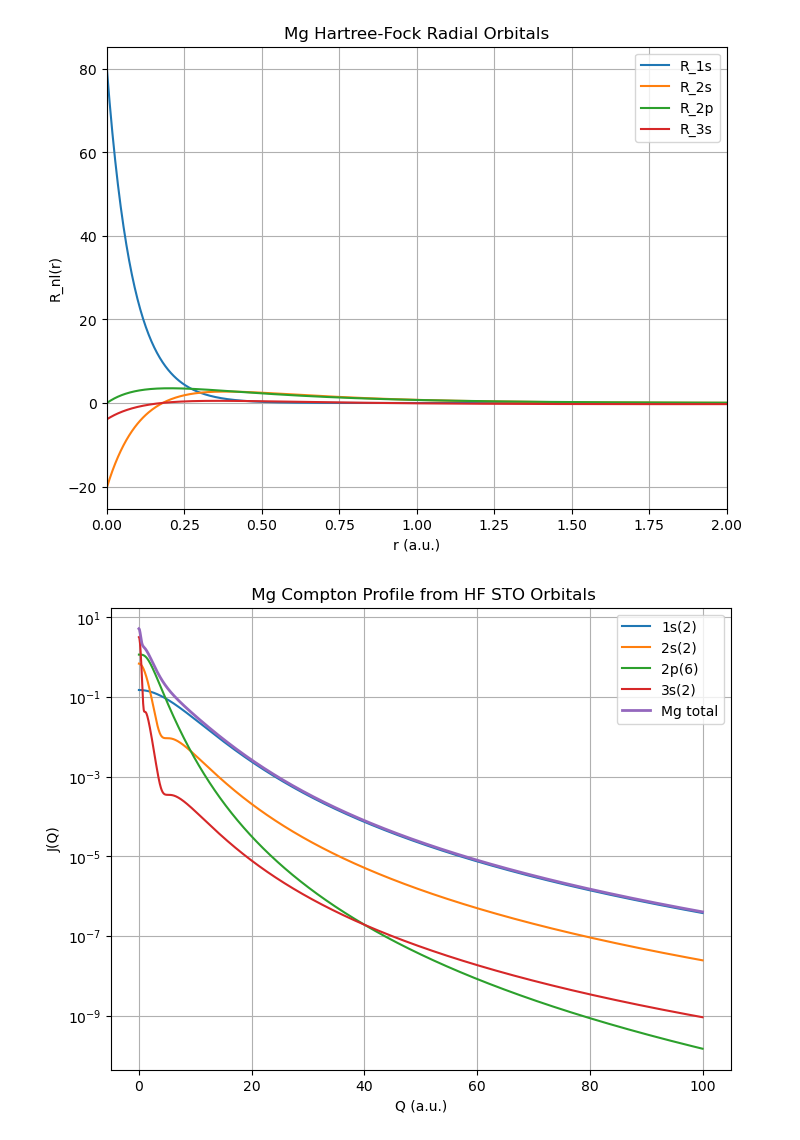
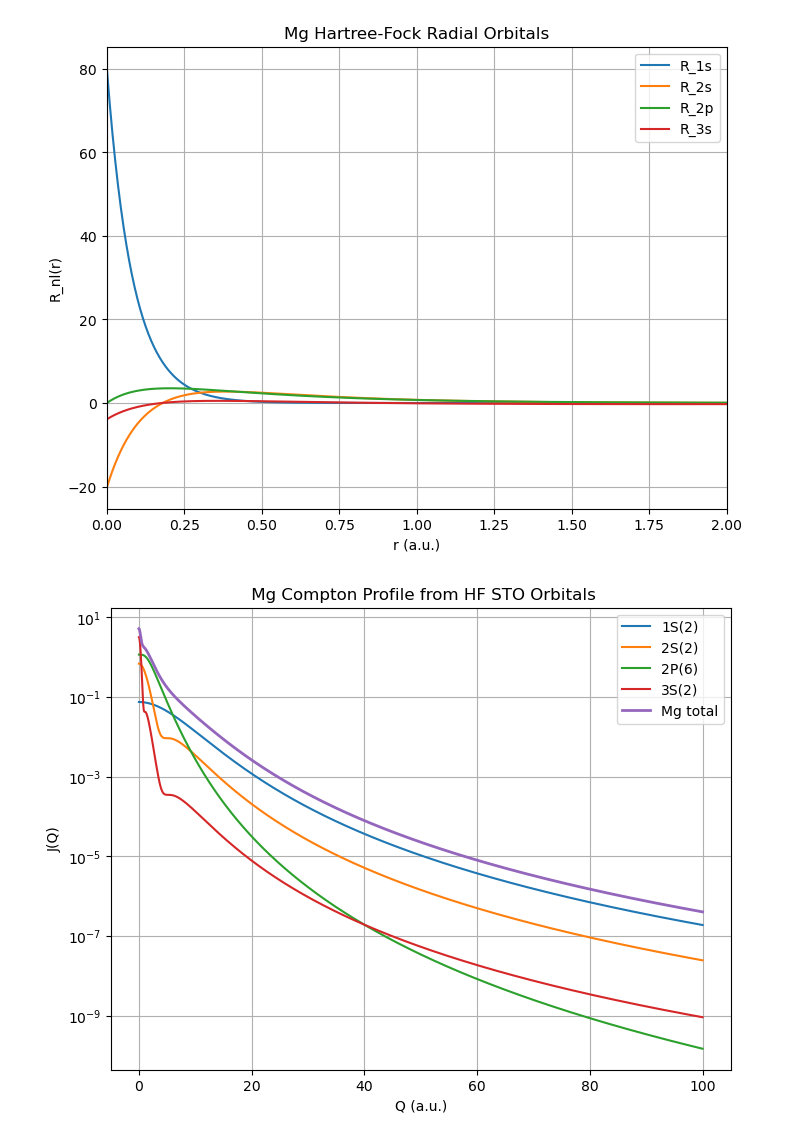
Before and after one commit to md-m-rahman/geant4, a Jupyter notebook: Compton_Nonrelativistic/compton_Mg_STO.ipynb, the cells around one changed output. Saved outputs shown, nothing was run; the diff lists cells and outputs as text; code cells hidden in the pictures.

```diff
--- a/Compton_Nonrelativistic/compton_Mg_STO.ipynb
+++ b/Compton_Nonrelativistic/compton_Mg_STO.ipynb
@@ -96,7 +96,7 @@ def chi_p(p_grid, r_grid, R_grid, l):
     for pp in p_grid:
         jl = spherical_jn(l, pp*r_grid)
         integrand = R_grid * jl * r_grid**2
-        val = np.sqrt(2/np.pi) * np.trapz(integrand, r_grid)
+        val = np.sqrt(2/np.pi) * np.trapezoid(integrand, r_grid)
         chi.append(val)
 
     return np.array(chi)
@@ -149,13 +149,11 @@ def print_R_formula(coeffs, name):
 R1s = R_nl(r, magnesium_1s)
 R2s = R_nl(r, magnesium_2s)
 R3s = R_nl(r, magnesium_3s)
-
 R2p = R_nl(r, magnesium_2p)
 
 print_R_formula(magnesium_1s, "Mg_R1s")
 print_R_formula(magnesium_2s, "Mg_R2s")
 print_R_formula(magnesium_3s, "Mg_R3s")
-
 print_R_formula(magnesium_2p, "Mg_R2p")
 
 # =====================================================
@@ -165,7 +163,6 @@ print_R_formula(magnesium_2p, "Mg_R2p")
 chi_1s = chi_p(p, r, R1s, l=0)
 chi_2s = chi_p(p, r, R2s, l=0)
 chi_3s = chi_p(p, r, R3s, l=0)
-
 chi_2p = chi_p(p, r, R2p, l=1)
 
 
@@ -175,7 +172,6 @@ chi_2p = chi_p(p, r, R2p, l=1)
 I_1s, J_1s = calculate_J(p, chi_1s, Q)
 I_2s, J_2s = calculate_J(p, chi_2s, Q)
 I_3s, J_3s = calculate_J(p, chi_3s, Q)
-
 I_2p, J_2p = calculate_J(p, chi_2p, Q)
 
 print("Norm 1s =", np.trapezoid(I_1s, p))
@@ -192,11 +188,11 @@ J_total = 2*J_1s + 2*J_2s + 6*J_2p + 2*J_3s
 # =====================================================
 table = pd.DataFrame({
     "Q": Q,
-    "J_1s_one_electron": J_1s,
-    "J_2s_one_electron": J_2s,
-    "J_3s_one_electron": J_3s,
-    "J_2p_one_electron": J_2p,
-    "J_total_Mg": J_total
+    "J_1S(2)": J_1s,
+    "J_2S(2)": J_2s,
+    "J_2P(6)": J_2p,
+    "J_3S(2)": J_3s,
+    "J_Total": J_total
     })
 print(table)
 table.to_csv("Mg_STO_HF_profile.csv", index = False)
@@ -223,10 +219,10 @@ plt.show()
 # Plot Compton profiles
 # =====================================================
 plt.figure(figsize=(8,6))
-plt.plot(Q, 2*J_1s, label="1s(2)")
-plt.plot(Q, 2*J_2s, label="2s(2)")
-plt.plot(Q, 6*J_2p, label="2p(6)")
-plt.plot(Q, 2*J_3s, label="3s(2)")
+plt.plot(Q, J_1s, label="1S(2)")
+plt.plot(Q, 2*J_2s, label="2S(2)")
+plt.plot(Q, 6*J_2p, label="2P(6)")
+plt.plot(Q, 2*J_3s, label="3S(2)")
 
 plt.plot(Q, J_total, label="Mg total", linewidth=2)
 
@@ -275,2 +254,2 @@ Norm 3s = 0.9999993061432505
 [figure]
-[figure, old version]
+[figure, new version]
```
Also changed, not shown: parts of 1 cell of this notebook, 18 other files.
